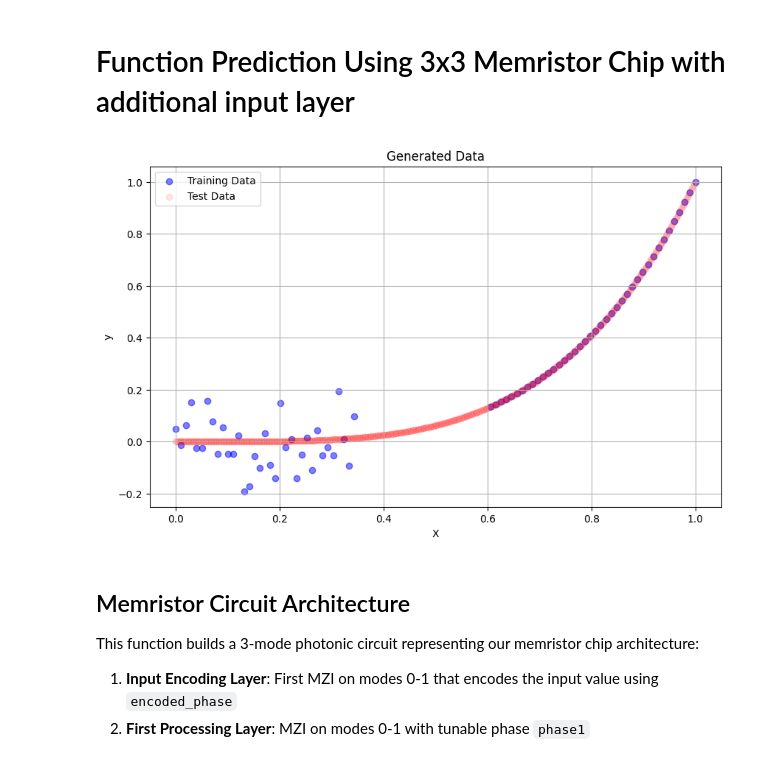
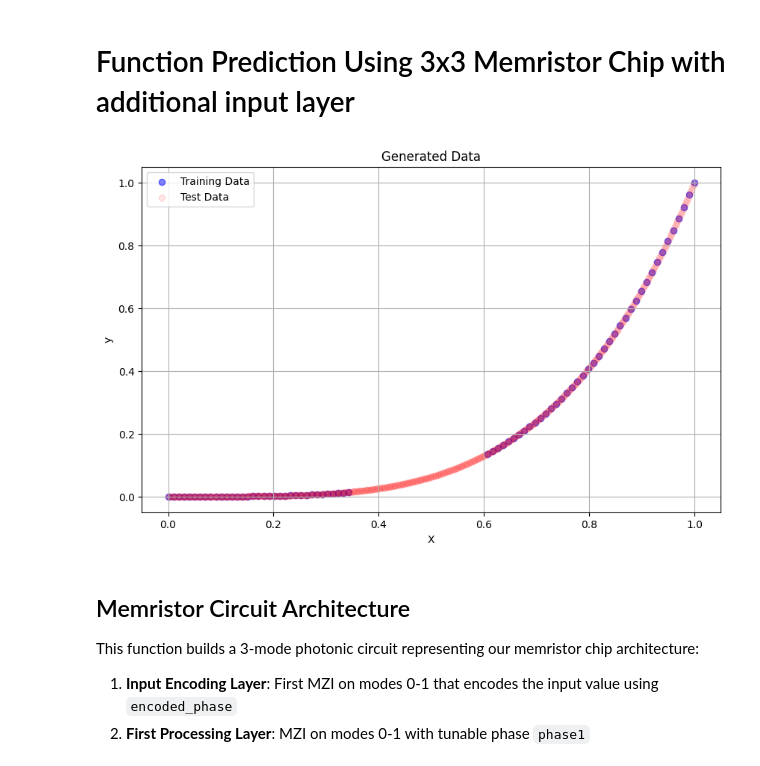
Before and after one commit to schererant/uq-qnn, a Jupyter notebook: notebooks/test_pcvl_3mode_scipycontinuousloopsugs.ipynb, the cells around one changed output. Saved outputs shown, nothing was run; the diff lists cells and outputs as text; code cells hidden in the pictures.

```diff
--- a/notebooks/test_pcvl_3mode_scipycontinuousloopsugs.ipynb
+++ b/notebooks/test_pcvl_3mode_scipycontinuousloopsugs.ipynb
@@ -53,35 +53,37 @@ def get_data(n_data: int = 100, sigma_noise_1: float = 0.0, datafunction: Callab
 
     # update X_train
     X_train = X_train[~train_idx]
     y_train = y_train[~train_idx]
     # Also filter label_noise if it's intended to correspond to the filtered X_train/y_train
     # label_noise = label_noise[~train_idx] # Uncomment if needed
 
     # test over the whole line
     X_test = np.linspace(x_min, x_max, 500)
     y_test = datafunction(X_test)
 
     return X_train, y_train, X_test, y_test, label_noise
 
+# add uploads of encoded phases vs time measurements
+
 # Example usage
 if __name__ == "__main__":
     n_data = 100
-    sigma_noise_1 = 0.1
+    sigma_noise_1 = 0.0
     X_train, y_train, X_test, y_test, label_noise = get_data(n_data, sigma_noise_1)
 
     # Plotting the data
     import matplotlib.pyplot as plt
     plt.figure(figsize=(10, 6))
     plt.scatter(X_train, y_train, label='Training Data', color='blue', alpha=0.5)
     plt.scatter(X_test, y_test, label='Test Data', color='red', alpha=0.1)
     plt.title('Generated Data')
     plt.xlabel('X')
     plt.ylabel('y')
     plt.legend()
     plt.grid()
     plt.show()
 # %% [output]
-[figure, old version]
+[figure, new version]
 # %% [markdown]
 ## Memristor Circuit Architecture
 
```
Also changed, not shown: parts of 15 cells of this notebook.
